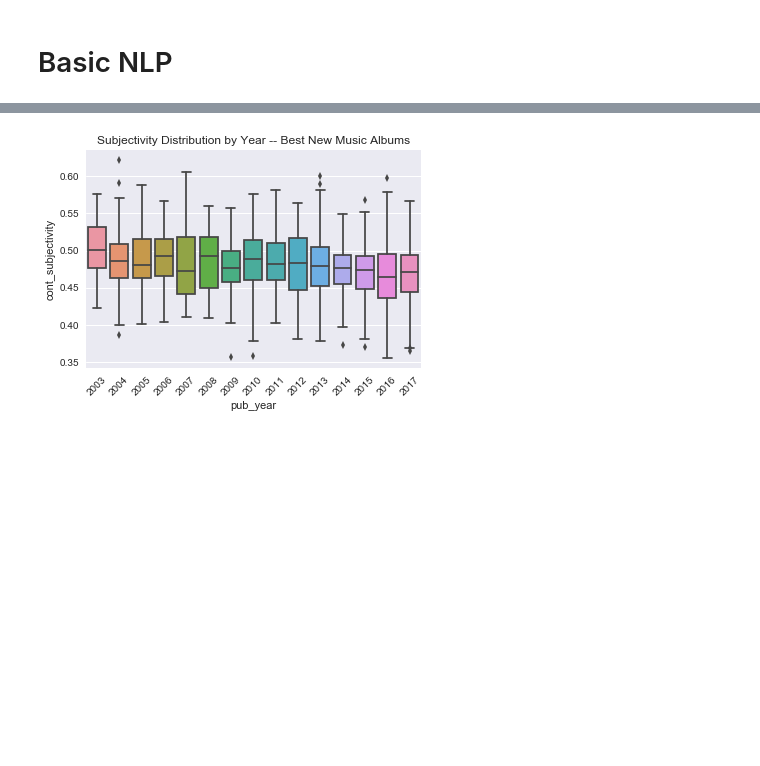
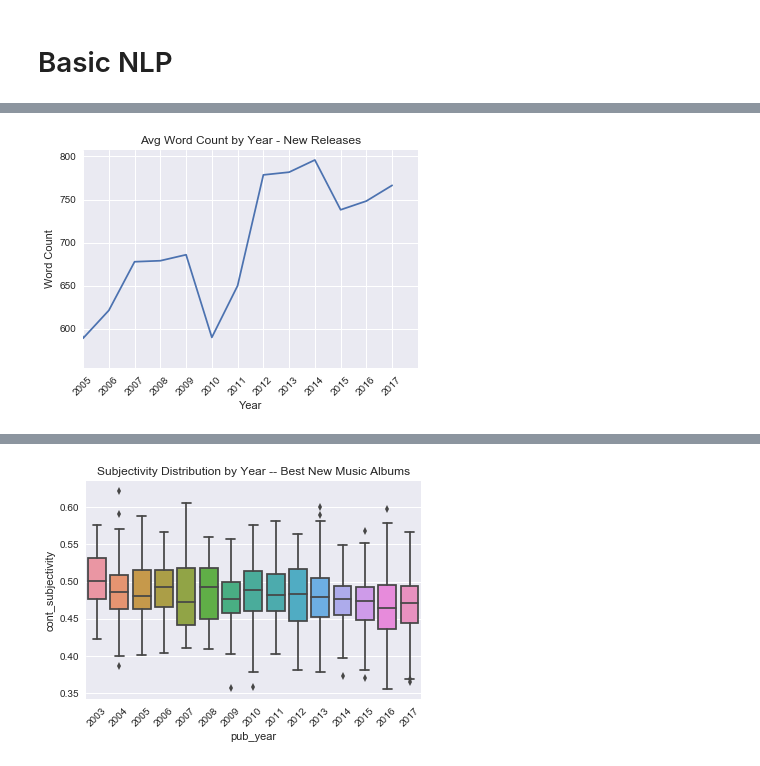
Before and after one commit to andrewjbashford/GalvanizeCapstone, a Jupyter notebook: EDA.ipynb, the cells around one changed output, grey strips where cells are left out. Saved outputs shown, nothing was run; the diff lists cells and outputs as text; code cells hidden in the pictures; blank space fills up the shorter version.

```diff
--- a/EDA.ipynb
+++ b/EDA.ipynb
@@ -407,0 +452,11 @@ Average subjectivity of reviews has gone down year over year. Authors are becomi
+# %%
+plt.plot(df_new['pub_year'].unique()[::-1], df_new.groupby('pub_year')['word_count'].mean())
+
+plt.xticks(years, rotation=45)
+plt.xlim(2005, 2018)
+plt.xlabel('Year')
+plt.ylabel('Word Count')
+plt.title('Avg Word Count by Year - New Releases')
+plt.show()
+# %% [output]
+[figure, added]
```
Also changed, not shown: parts of 59 cells of this notebook, 1 other file.
